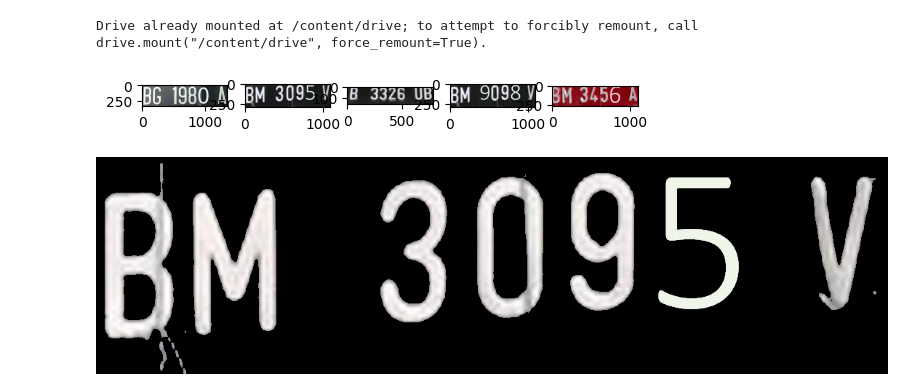
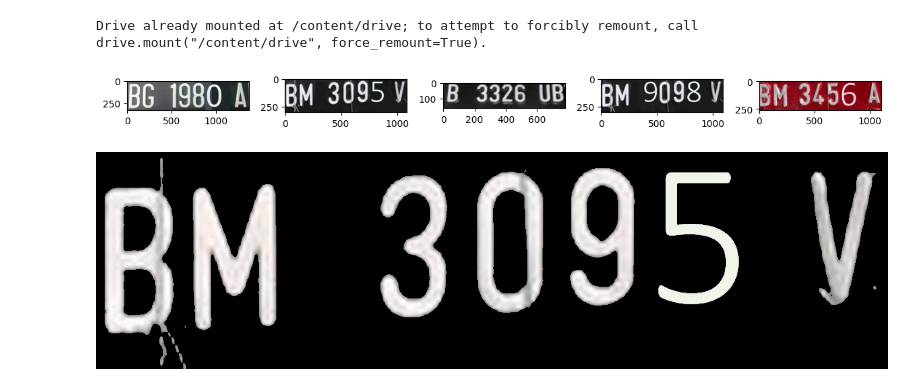
Before and after one commit to diaputr/machine-learning, a Jupyter notebook: UTS_Clustering_Image_Segmentation.ipynb, the cells around one changed output. Cells and saved outputs as stored; diff of their text form; code cells hidden in the pictures.

```diff
--- a/UTS_Clustering_Image_Segmentation.ipynb
+++ b/UTS_Clustering_Image_Segmentation.ipynb
@@ -59,12 +59,16 @@ for r in range(5):
   rand = randint(0, len(plates))
   img_rand.append(plates[rand])
 # %%
+w, h = 12, 3
+plt.figure(figsize=(w, h))
+
 for i in range(5):
   plt.subplot(1,5,i+1)
+  plt.tight_layout()
   plt.imshow(img_rand[i])
 plt.show()
 # %% [output]
-[figure, old version]
+[figure, new version]
 # %%
 def masking(img):
   light_white = (255, 255, 255)
```
